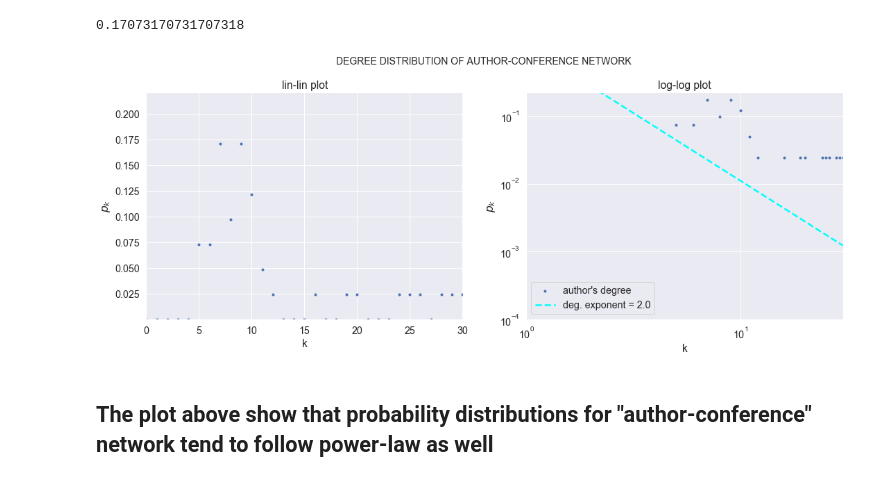
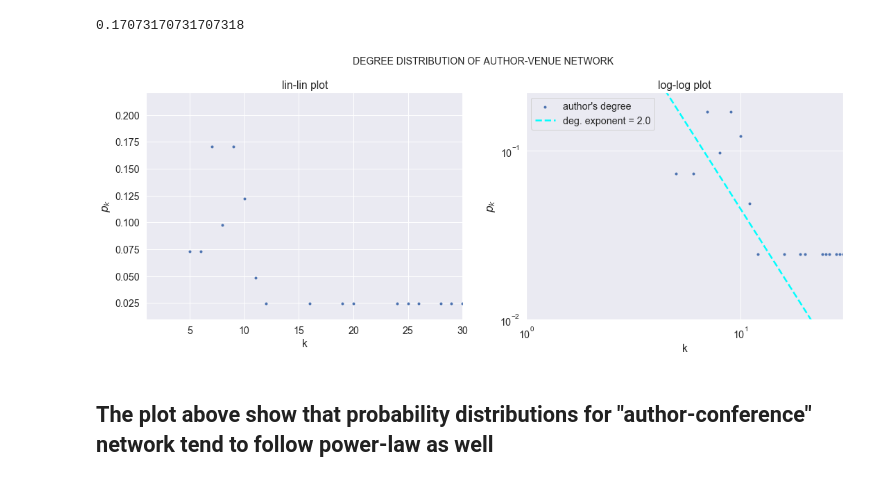
Before and after one commit to samaujs/Network-Science, a Jupyter notebook: dblp/xml_preprocessing_conferences.ipynb, the cells around one changed output. Saved outputs shown, nothing was run; the diff lists cells and outputs as text; code cells hidden in the pictures.

```diff
--- a/dblp/xml_preprocessing_conferences.ipynb
+++ b/dblp/xml_preprocessing_conferences.ipynb
@@ -16,7 +16,7 @@ import matplotlib.pyplot as plt
 PROJECT_ROOT_DIR = "."
 
 # Getting output filename generated by xml_sax_parser
-author_edgelist_file = "./datasets/dblp.csv" # BhowmickSouravS.csv Leskovec-Jure.csv
+author_edgelist_file = "./datasets/dblp_author_venue.csv" # BhowmickSouravS.csv Leskovec-Jure.csv
 
 def save_fig(filename, tight_layout=True):
     data_path = os.path.join(PROJECT_ROOT_DIR, "images")
@@ -977,7 +977,7 @@ max(prob_k)
 degree_counts = degree_histogram
 degree = list(range(len(degree_histogram)))
 
-coeff = 1.1
+coeff = 4.5
 power = -2.0
 x = np.linspace(1, max(degree), num=10)
 y = coeff * x**power
@@ -986,45 +986,45 @@ filler_space = 0.05
 
 # Plotting graphs
 fig, axes = plt.subplots(nrows=1, ncols=2, figsize=(18, 6))
-fig.suptitle('Degree Distribution of author-conference network'.upper(), y=1.0, fontsize=14)
+fig.suptitle('Degree Distribution of author-venue network'.upper(), y=1.0, fontsize=14)
 
 # Plot lin-lin graph on the left column
 plt.subplot(1, 2, 1)
 
 plt.xlabel(r'k')
-plt.xlim(0, max(degree) + filler_space)
+plt.xlim(1, max(degree) + filler_space)
 plt.ylabel(r'$p_k$')
-plt.ylim(0.0001, max(prob_k) + filler_space)
+plt.ylim(0.01, max(prob_k) + filler_space)
 
 #plt.legend(loc='best') # 'upper left'
 plt.scatter(degree, prob_k, marker='.')
 plt.title(r'lin-lin plot')
 plt.grid(True)
 
 # Plot log-log graph on the right column
 plt.subplot(1, 2, 2)
 plt.xlabel('k')
 plt.xscale('log')
 plt.xlim(1, max(degree) + filler_space)
 plt.ylabel(r'$p_k$')
 plt.yscale('log')
-plt.ylim(0.0001, max(prob_k) + filler_space)
+plt.ylim(0.01, max(prob_k) + filler_space)
 
 plt.scatter(degree, prob_k, marker='.', label=legend_labels[0])
 plt.title('log-log plot')
 
 # '$f(x) = '+str(power)+'\cdot x + \log('+ str(coeff) + ')$'
 plt.plot(x, y, '--', linewidth=2.5, color='cyan', label=legend_labels[1])
 plt.legend(loc='best')
 
 # Change the order displayed in the legend
 handles, labels = plt.gca().get_legend_handles_labels()
 order = [1,0]
 plt.legend([handles[idx] for idx in order],[labels[idx] for idx in order])
 
 plt.show()
 # %% [output]
-[figure, old version]
+[figure, new version]
 # %% [markdown]
 ## The plot above show that probability distributions for "author-conference" network tend to follow power-law as well
 # %% [markdown]
```
Also changed, not shown: parts of 4 cells of this notebook, 2 other files.
